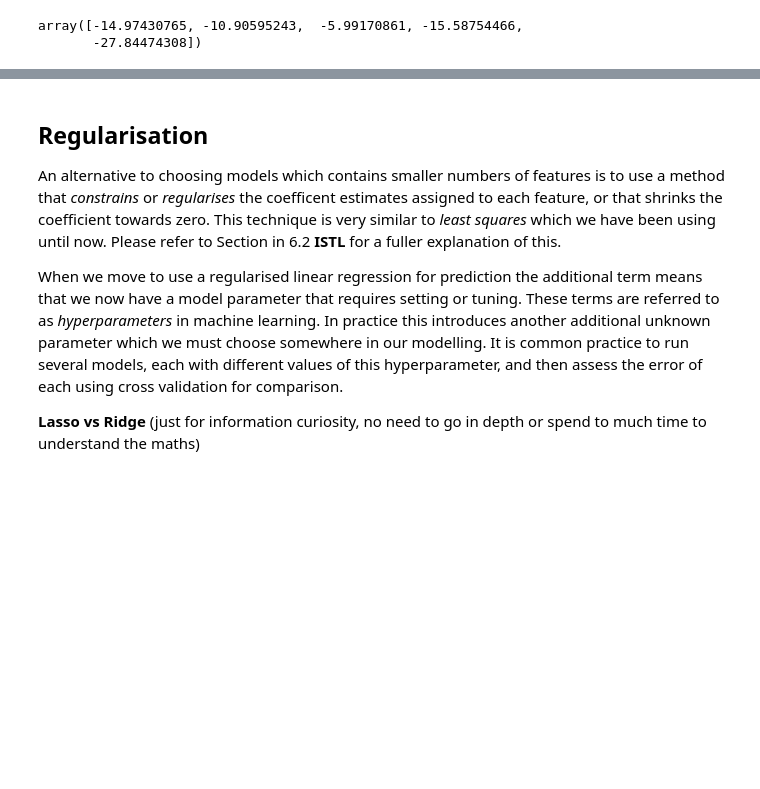
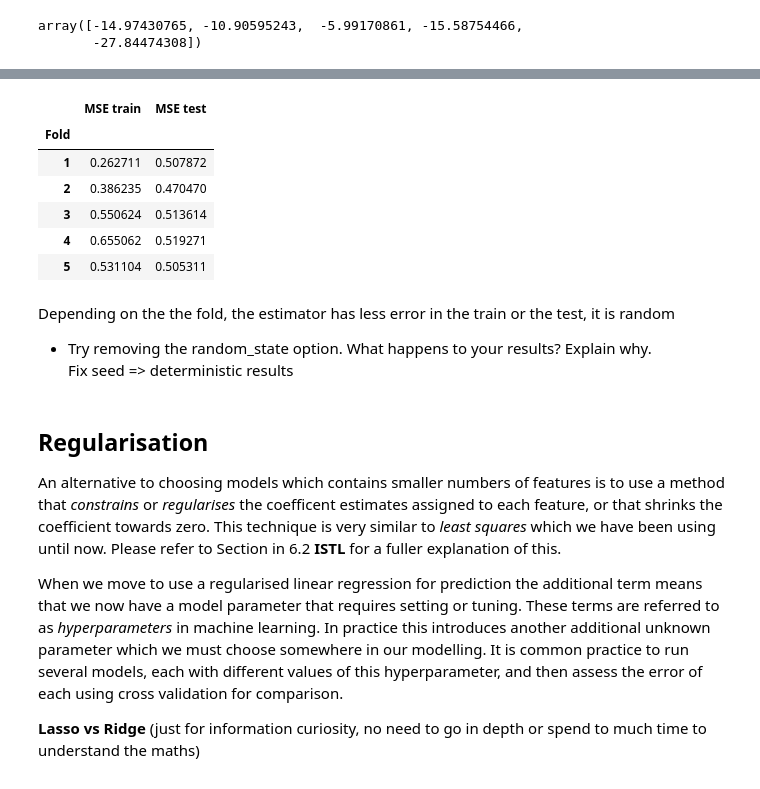
Before and after one commit to thomasmari/DataS3PG, a Jupyter notebook: module/8.Stats/Regression_lineaire_4/Notebooks/03-CrossValidation_Regularisation.ipynb, the cells around one changed output, grey strips where cells are left out. Cells and saved outputs as stored; diff of their text form; code cells hidden in the pictures; blank space fills up the shorter version.

```diff
--- a/module/8.Stats/Regression_lineaire_4/Notebooks/03-CrossValidation_Regularisation.ipynb
+++ b/module/8.Stats/Regression_lineaire_4/Notebooks/03-CrossValidation_Regularisation.ipynb
@@ -240,0 +328,13 @@ You must predict the alcohol content of various wines based on their other attri
+# %%
+#### your solution here
+#data_input
+df = pd.read_csv('data/wine.csv')
+X = df.copy()
+y = X.pop('Alcohol')
+#train,test
+from sklearn.model_selection import train_test_split
+# X_train, X_test, y_train, y_test = train_test_split(X, y)
+X_train, X_test, y_train, y_test = train_test_split(X, y, random_state = 28)
+n,n_test,n_train = len(y), len(y_test), len(y_train)
+train_ratio,test_ratio = n_train/n*100, n_test/n*100
+print(f"Train ratio : {train_ratio:1.3f} % ({n_train}/{n}),\t\t\t test ratio : {test_ratio:1.3f} % ({n_test}/{n})")
@@ -240,0 +345,7 @@ You must predict the alcohol content of various wines based on their other attri
+# %%
+from sklearn.model_selection import cross_val_score
+lin_reg = LinearRegression()
+n_fold = 5
+cv_scores = cross_val_score(lin_reg, X_train, y_train, cv = n_fold, scoring='neg_mean_squared_error')
+print('mean MSE:',np.mean(-cv_scores))
+print('std MSE:',np.std(-cv_scores))
@@ -240,0 +358,9 @@ You must predict the alcohol content of various wines based on their other attri
+# %%
+from sklearn.model_selection import cross_validate
+from sklearn.metrics import mean_squared_error
+lin_reg = LinearRegression()
+cv_res = cross_validate(lin_reg, X_train, y_train, cv = n_fold, scoring='neg_mean_squared_error',return_estimator=True)
+mse_score_test = []
+for estimator_fold in cv_res['estimator']:
+    y_test_pred = estimator_fold.predict(X_test)
+    mse_score_test.append(mean_squared_error(y_test,y_test_pred))
@@ -241,3 +378,21 @@ You must predict the alcohol content of various wines based on their other attri
+# %%
+mse_df = pd.DataFrame()
+mse_df['Fold']= range(1, n_fold+1)
+mse_df['MSE train']= cv_res['test_score']*(-1)
+mse_df['MSE test']= mse_score_test
+mse_df.set_index('Fold')
+# %% [output]
+|  | MSE train | MSE test |
+| Fold |  |  |
+| 1 | 0.262711 | 0.507872 |
+| 2 | 0.386235 | 0.470470 |
+| 3 | 0.550624 | 0.513614 |
+| 4 | 0.655062 | 0.519271 |
+| 5 | 0.531104 | 0.505311 |
+# %% [markdown]
+Depending on the the fold, the estimator has less error in the train or the test, it is random
+* Try removing the random_state option. What happens to your results? Explain why.\
+Fix seed => deterministic results
 # %% [markdown]
 ## Regularisation
 
```
Also changed, not shown: parts of 22 cells of this notebook, 2 other files.
